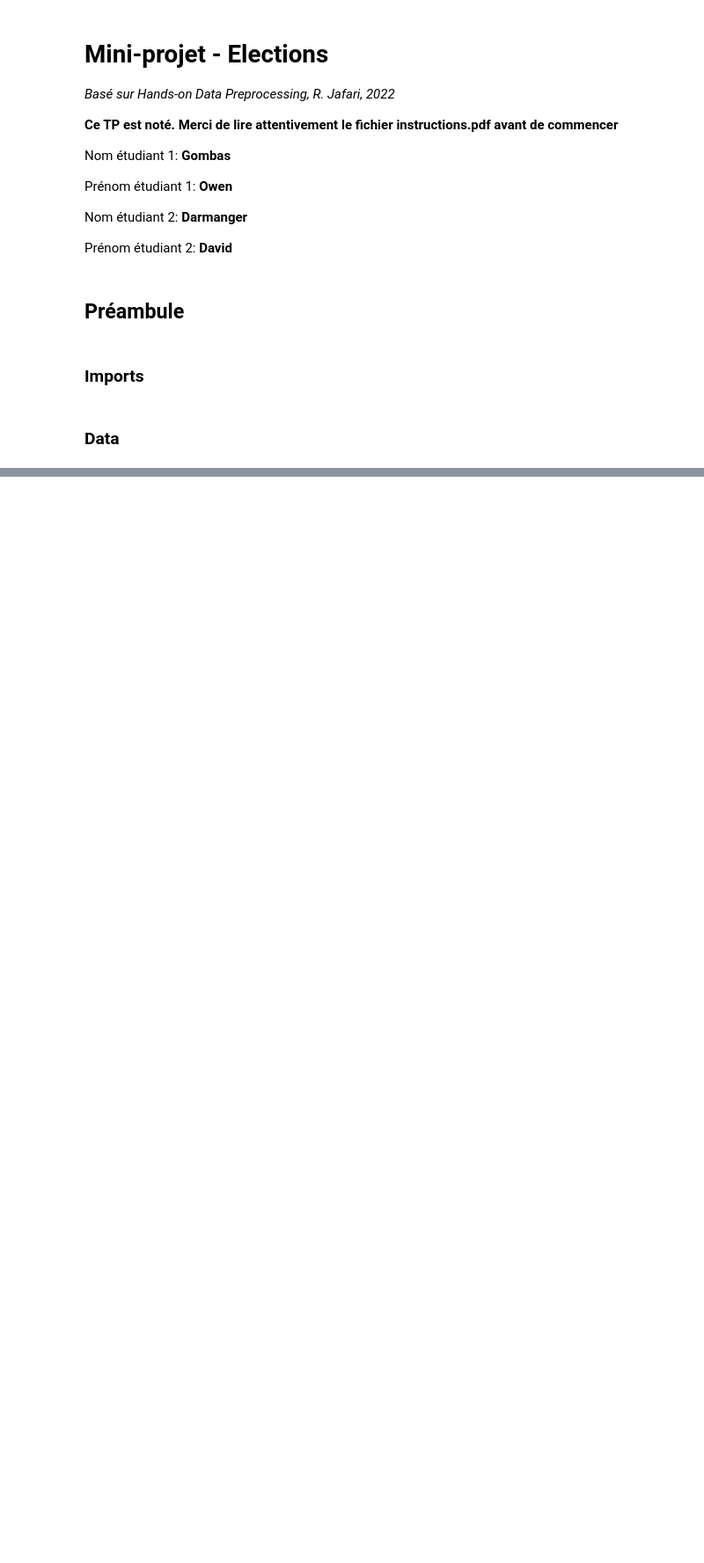
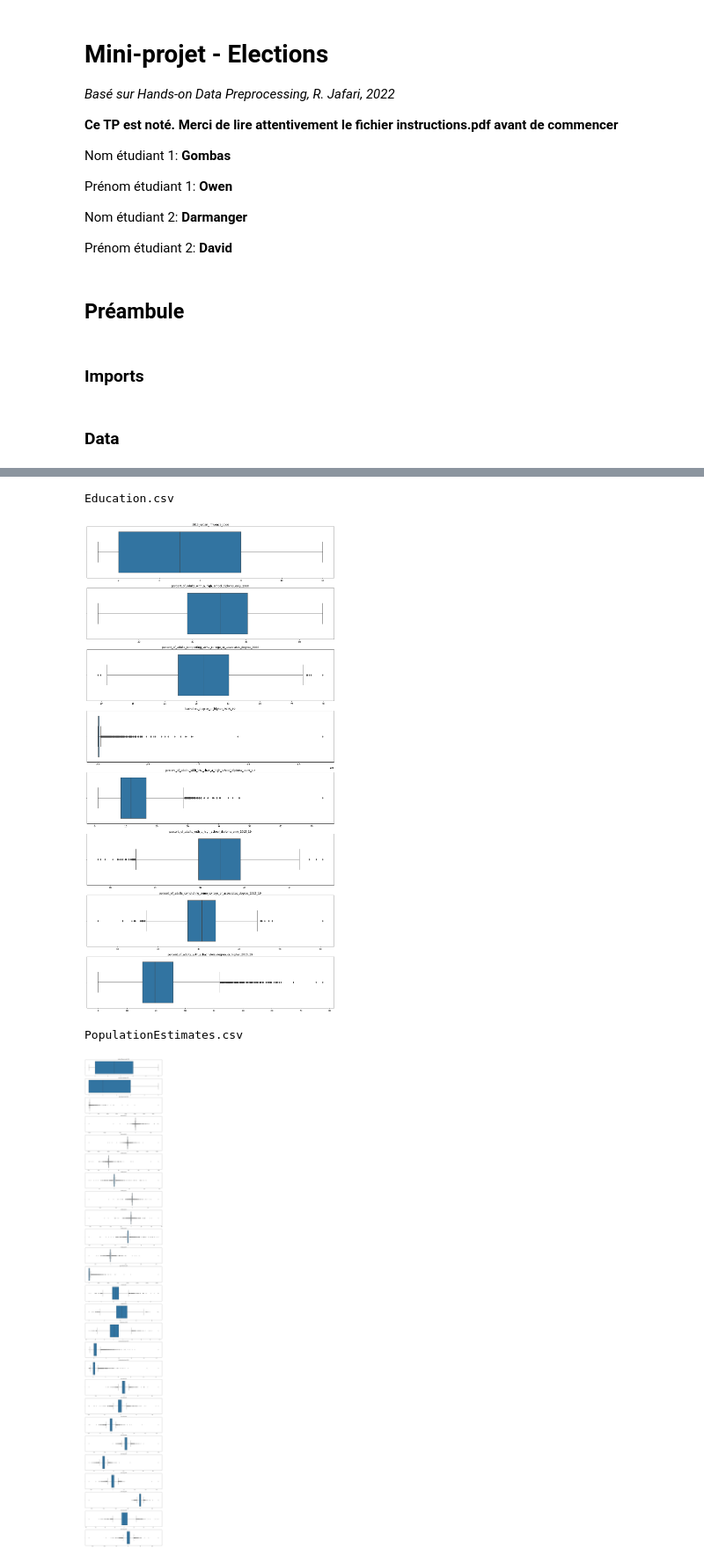
Before and after one commit to darmangerd/elections-study, a Jupyter notebook: 1_4_outliers.ipynb, the cells around one changed output, grey strips where cells are left out. Shown: that part at 88% size. Saved outputs shown, nothing was run; the diff lists cells and outputs as text; code cells hidden in the pictures; blank space fills up the shorter version.

Commit message:
outliers

```diff
--- a/1_4_outliers.ipynb
+++ b/1_4_outliers.ipynb
@@ -66,0 +67,34 @@ files
+# %%
+def read_csv(filename: str) -> pd.DataFrame:
+    return pd.read_csv(filename, dtype={"fips": str})
+# %%
+def numeric_df(df: pd.DataFrame) -> pd.DataFrame:
+    return df.select_dtypes(include=np.number)
+# %%
+def plot_outliers(df: pd.DataFrame, col, ax):
+    sns.boxplot(x=col, data=df, ax=ax)
+    ax.set_title(col)
+    ax.set_xlabel("")
+    ax.set_ylabel("")
+# %%
+def plot_outliers_all(df: pd.DataFrame, cols: pd.Index, nrows=1, ncols=3):
+    fig, axes = plt.subplots(nrows=nrows, ncols=ncols, figsize=(ncols * 20, nrows * 5))
+
+    for i, col in enumerate(cols):
+        plot_outliers(df, col, axes[i])
+
+    plt.show()
+# %%
+for file in files:
+    print(os.path.basename(file))
+    df = read_csv(file)
+    df = numeric_df(df)
+
+    ncols = 1
+    nrows = df.shape[1] // ncols
+    plot_outliers_all(df, df.columns, ncols=ncols, nrows=nrows)
+# %% [output]
+Education.csv
+[figure, added]
+PopulationEstimates.csv
+[figure, added]
```
Also changed, not shown: parts of 6 cells of this notebook, 15 other files.
